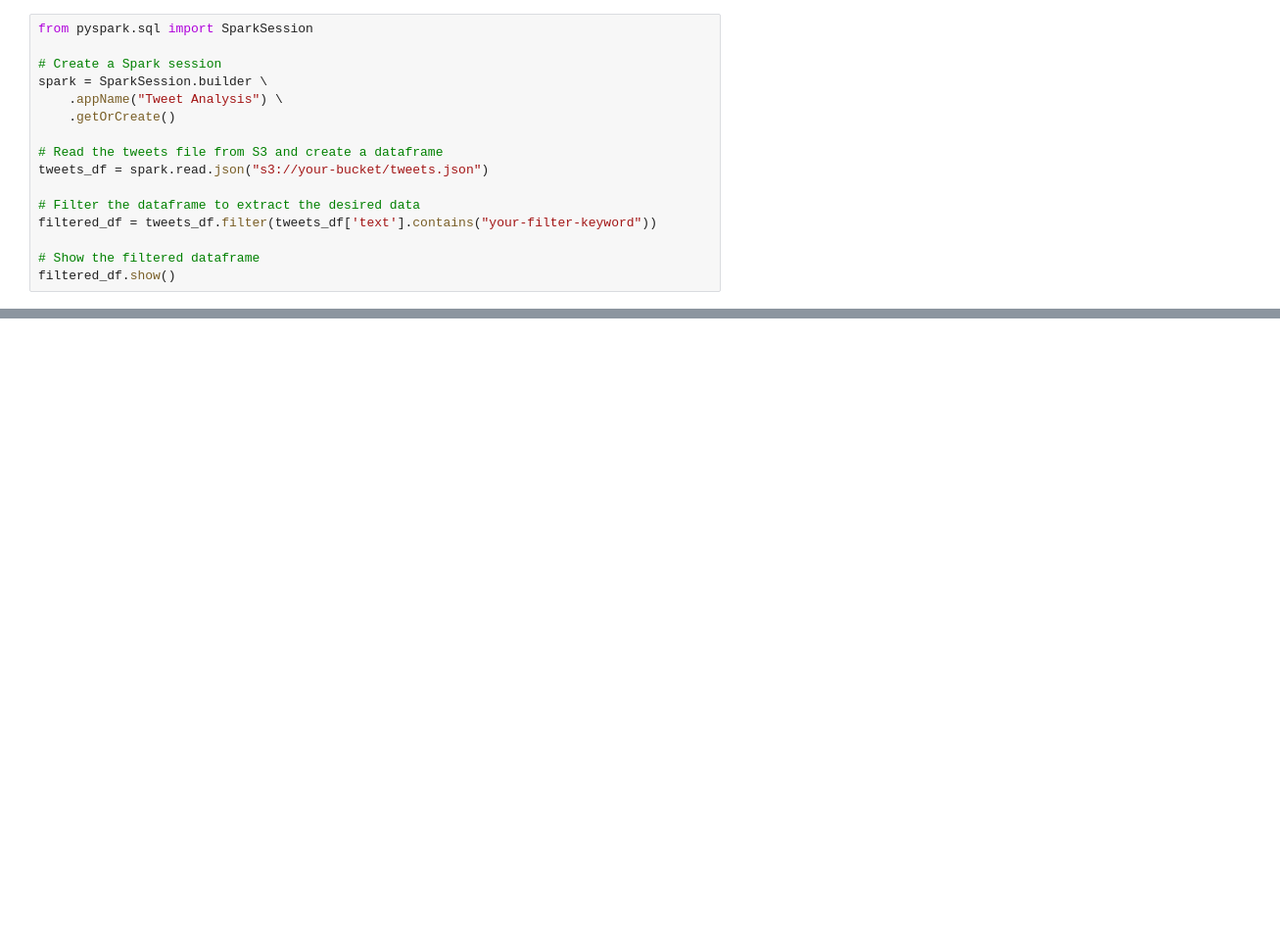
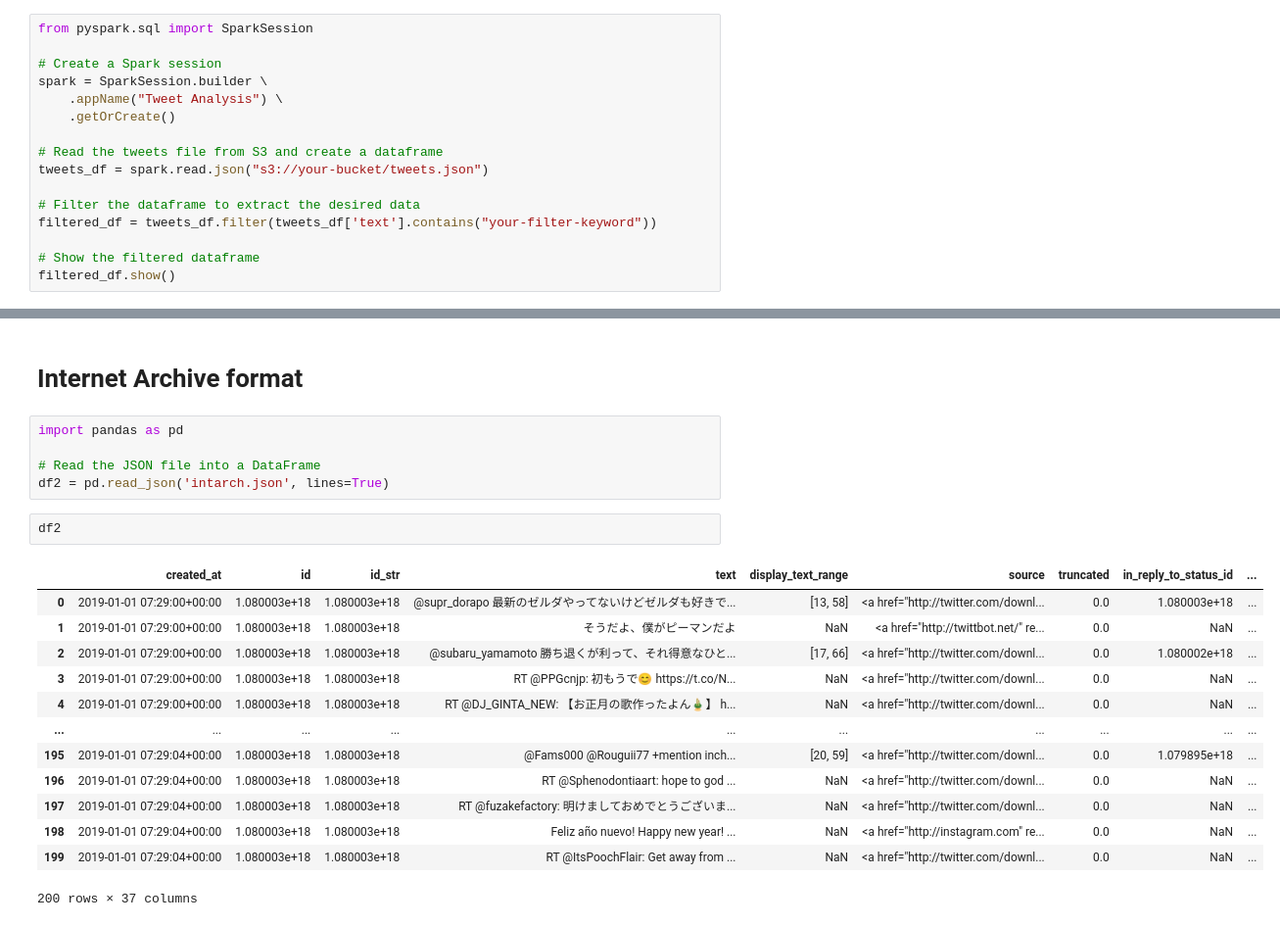
Before and after one commit to laelgelc/aws_emr, a Jupyter notebook: GELC_20231204_WS_1.ipynb, the cells around one changed output, grey strips where cells are left out. Shown at 98% size. Drawn from its saved outputs; the diff is of its cells as text; blank space fills up the shorter version.

```diff
--- a/GELC_20231204_WS_1.ipynb
+++ b/GELC_20231204_WS_1.ipynb
@@ -122,0 +146,23 @@ filtered_df.show()
+# %% [markdown]
+# Internet Archive format
+# %%
+import pandas as pd
+
+# Read the JSON file into a DataFrame
+df2 = pd.read_json('intarch.json', lines=True)
+# %%
+df2
+# %% [output]
+|  | created_at | id | id_str | text | display_text_range | source | truncated | in_reply_to_status_id | ... |
+| 0 | 2019-01-01 07:29:00+00:00 | 1.080003e+18 | 1.080003e+18 | @supr_dorapo 最新のゼルダやってないけどゼルダも好きで... | [13, 58] | <a href="http://twitter.com/downl... | 0.0 | 1.080003e+18 | ... |
+| 1 | 2019-01-01 07:29:00+00:00 | 1.080003e+18 | 1.080003e+18 | そうだよ、僕がピーマンだよ | NaN | <a href="http://twittbot.net/" re... | 0.0 | NaN | ... |
+| 2 | 2019-01-01 07:29:00+00:00 | 1.080003e+18 | 1.080003e+18 | @subaru_yamamoto 勝ち退くが利って、それ得意なひと... | [17, 66] | <a href="http://twitter.com/downl... | 0.0 | 1.080002e+18 | ... |
+| 3 | 2019-01-01 07:29:00+00:00 | 1.080003e+18 | 1.080003e+18 | RT @PPGcnjp: 初もうで😊 https://t.co/N... | NaN | <a href="http://twitter.com/downl... | 0.0 | NaN | ... |
+| 4 | 2019-01-01 07:29:00+00:00 | 1.080003e+18 | 1.080003e+18 | RT @DJ_GINTA_NEW: 【お正月の歌作ったよん🎍】 h... | NaN | <a href="http://twitter.com/downl... | 0.0 | NaN | ... |
+| ... | ... | ... | ... | ... | ... | ... | ... | ... | ... |
+| 195 | 2019-01-01 07:29:04+00:00 | 1.080003e+18 | 1.080003e+18 | @Fams000 @Rouguii77 +mention inch... | [20, 59] | <a href="http://twitter.com/downl... | 0.0 | 1.079895e+18 | ... |
+| 196 | 2019-01-01 07:29:04+00:00 | 1.080003e+18 | 1.080003e+18 | RT @Sphenodontiaart: hope to god ... | NaN | <a href="http://twitter.com/downl... | 0.0 | NaN | ... |
+| 197 | 2019-01-01 07:29:04+00:00 | 1.080003e+18 | 1.080003e+18 | RT @fuzakefactory: 明けましておめでとうございま... | NaN | <a href="http://twitter.com/downl... | 0.0 | NaN | ... |
+| 198 | 2019-01-01 07:29:04+00:00 | 1.080003e+18 | 1.080003e+18 | Feliz año nuevo! Happy new year! ... | NaN | <a href="http://instagram.com" re... | 0.0 | NaN | ... |
+| 199 | 2019-01-01 07:29:04+00:00 | 1.080003e+18 | 1.080003e+18 | RT @ItsPoochFlair: Get away from ... | NaN | <a href="http://twitter.com/downl... | 0.0 | NaN | ... |
+200 rows × 37 columns
```
Also changed, not shown: parts of 4 cells of this notebook.
